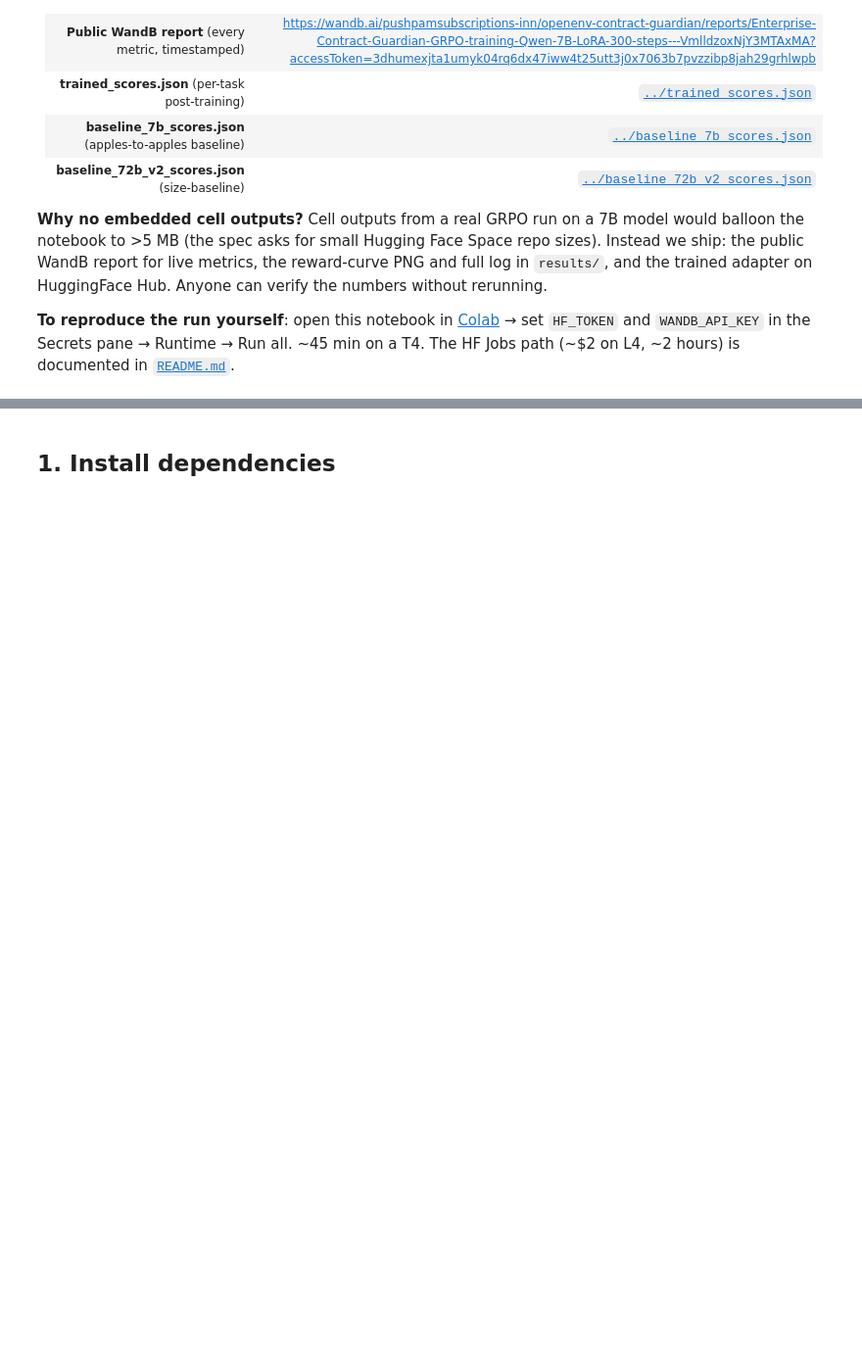
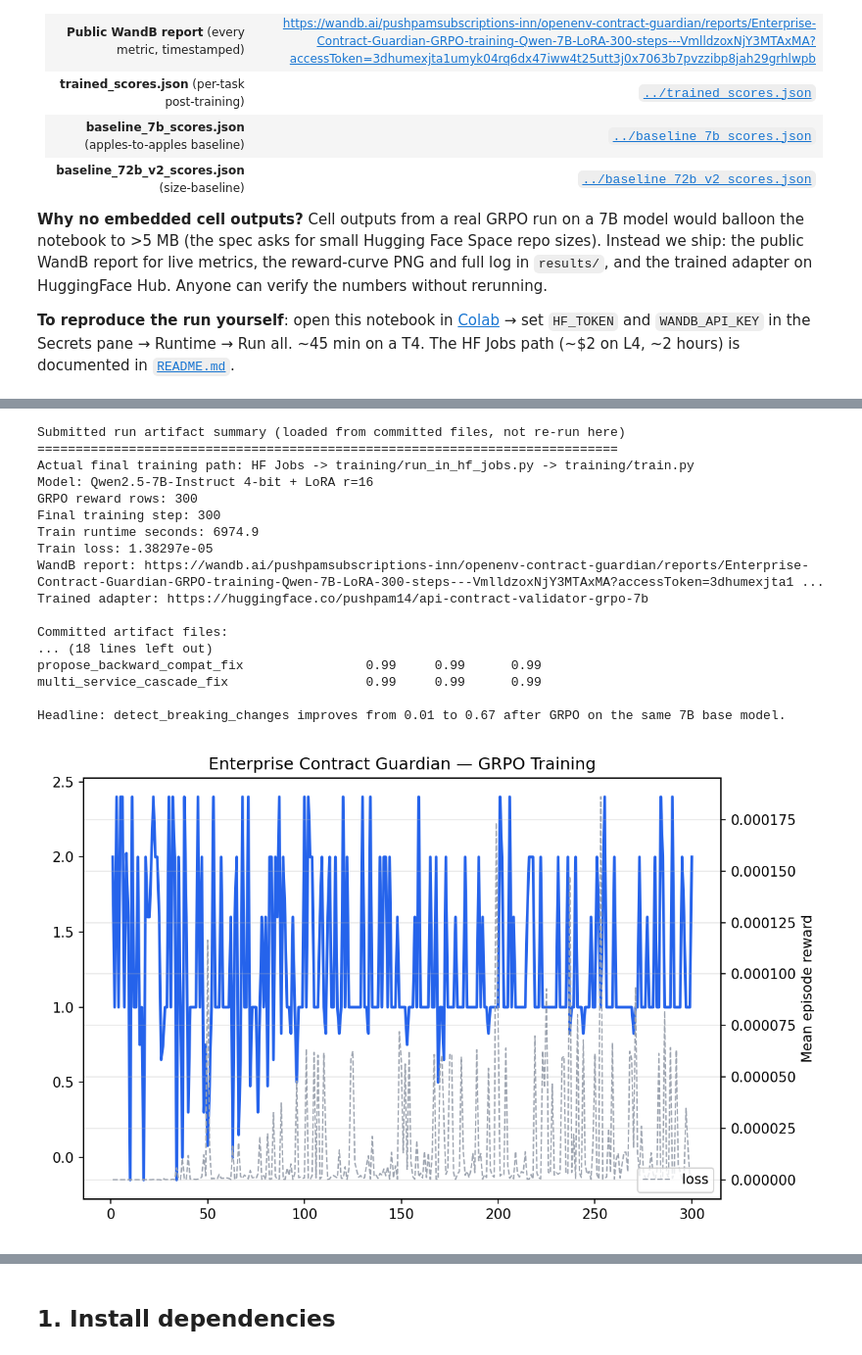
Before and after one commit to kumarpushpam17-personal/Hackathon, a Jupyter notebook: api_contract_validator/training/grpo_colab.ipynb, the cells around one changed output, grey strips where cells are left out. Shown at 98% size. Saved outputs shown, nothing was run; the diff lists cells and outputs as text; code cells hidden in the pictures; blank space fills up the shorter version.

Commit message:
Add executed submitted-run output section to Colab notebook

```diff
--- a/api_contract_validator/training/grpo_colab.ipynb
+++ b/api_contract_validator/training/grpo_colab.ipynb
@@ -33,0 +40,73 @@ This notebook trains a small open-weight model (Qwen2.5-1.5B by default) on the
+# %%
+# Reviewer proof cell: this does not train or regenerate metrics.
+# It loads the submitted run artifacts already committed to the repository.
+from pathlib import Path
+import json
+from IPython.display import Image, display
+
+root = Path.cwd()
+if not (root / "trained_scores.json").exists():
+    # Notebook may be opened from api_contract_validator/training/.
+    for parent in [Path.cwd(), *Path.cwd().parents]:
+        if (parent / "trained_scores.json").exists():
+            root = parent
+            break
+
+trained = json.loads((root / "trained_scores.json").read_text())
+b7 = json.loads((root / "baseline_7b_scores.json").read_text())
+b72 = json.loads((root / "baseline_72b_v2_scores.json").read_text())
+state = json.loads((root / "api_contract_validator/results/training_state.json").read_text())
+reward_rows = [row for row in state if "reward" in row]
+summary = state[-1]
+
+print("Submitted run artifact summary (loaded from committed files, not re-run here)")
+print("=" * 76)
+print("Actual final training path: HF Jobs -> training/run_in_hf_jobs.py -> training/train.py")
+print("Model: Qwen2.5-7B-Instruct 4-bit + LoRA r=16")
+print(f"GRPO reward rows: {len(reward_rows)}")
+print(f"Final training step: {summary.get('step')}")
+print(f"Train runtime seconds: {summary.get('train_runtime'):.1f}")
+print(f"Train loss: {summary.get('train_loss'):.6g}")
+print("WandB report: https://wandb.ai/pushpamsubscriptions-inn/openenv-contract-guardian/reports/Enterprise-Contract-Guardian-GRPO-training-Qwen-7B-LoRA-300-steps---VmlldzoxNjY3MTAxMA?accessToken=3dhumexjta1umyk04rq6dx47iww4t25utt3j0x7063b7pvzzibp8jah29grhlwpb")
+print("Trained adapter: https://huggingface.co/pushpam14/api-contract-validator-grpo-7b")
+print("\nCommitted artifact files:")
+for rel in [
+    "api_contract_validator/results/reward_curve.png",
+    "api_contract_validator/results/before_after.png",
+    "api_contract_validator/results/training_state.json",
+    "api_contract_validator/results/training_full_log.txt",
+    "trained_scores.json",
+    "baseline_7b_scores.json",
+    "baseline_72b_v2_scores.json",
+]:
+    p = root / rel
+    print(f"  {rel}: {p.stat().st_size:,} bytes")
+
+print("\nThree-way score comparison:")
+print(f"{'Task':38s} {'Qwen-72B':>8s} {'Qwen-7B':>8s} {'7B+LoRA':>9s}")
+print("-" * 70)
+for task in trained["scores"]:
+    print(f"{task:38s} {b72['scores'][task]:8.2f} {b7['scores'][task]:8.2f} {trained['scores'][task]:9.2f}")
+print("\nHeadline: detect_breaking_changes improves from 0.01 to 0.67 after GRPO on the same 7B base model.")
+
+display(Image(filename=str(root / "api_contract_validator/results/reward_curve.png")))
+display(Image(filename=str(root / "api_contract_validator/results/before_after.png")))
+# %% [output]
+Submitted run artifact summary (loaded from committed files, not re-run here)
+============================================================================
+Actual final training path: HF Jobs -> training/run_in_hf_jobs.py -> training/train.py
+Model: Qwen2.5-7B-Instruct 4-bit + LoRA r=16
+GRPO reward rows: 300
+Final training step: 300
+Train runtime seconds: 6974.9
+Train loss: 1.38297e-05
+WandB report: https://wandb.ai/pushpamsubscriptions-inn/openenv-contract-guardian/reports/Enterprise-Contract-Guardian-GRPO-training-Qwen-7B-LoRA-300-steps---VmlldzoxNjY3MTAxMA?accessToken=3dhumexjta1 ...
+Trained adapter: https://huggingface.co/pushpam14/api-contract-validator-grpo-7b
+
+Committed artifact files:
+... (18 lines left out)
+propose_backward_compat_fix                0.99     0.99      0.99
+multi_service_cascade_fix                  0.99     0.99      0.99
+
+Headline: detect_breaking_changes improves from 0.01 to 0.67 after GRPO on the same 7B base model.
+[figure, added]
```
Also changed, not shown: parts of 2 cells of this notebook.
